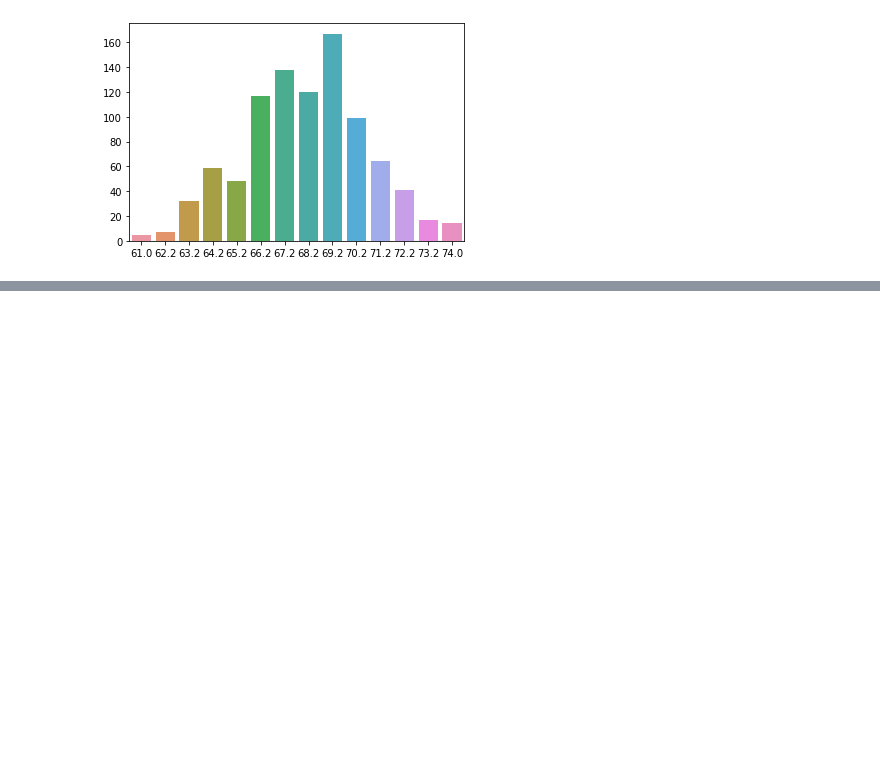
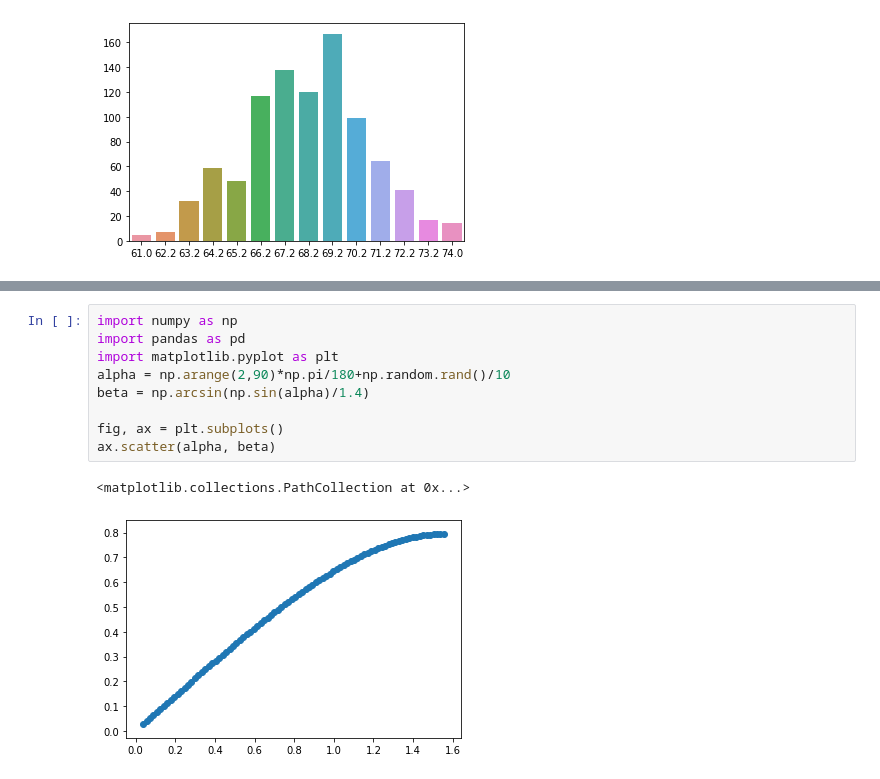
Before and after one commit to qiwsir/Mathematics, a Jupyter notebook: regression.ipynb, the cells around one changed output, grey strips where cells are left out. Drawn from its saved outputs; the diff is of its cells as text; blank space fills up the shorter version.

```diff
--- a/regression.ipynb
+++ b/regression.ipynb
@@ -32,0 +84,12 @@ sns.barplot(x='group', y='Total', data=child_df)
+# %%
+import numpy as np
+import pandas as pd
+import matplotlib.pyplot as plt
+alpha = np.arange(2,90)*np.pi/180+np.random.rand()/10
+beta = np.arcsin(np.sin(alpha)/1.4)
+
+fig, ax = plt.subplots()
+ax.scatter(alpha, beta)
+# %% [output]
+<matplotlib.collections.PathCollection at 0x...>
+[figure, added]
```
Also changed, not shown: parts of 10 cells of this notebook, 1 other file.
